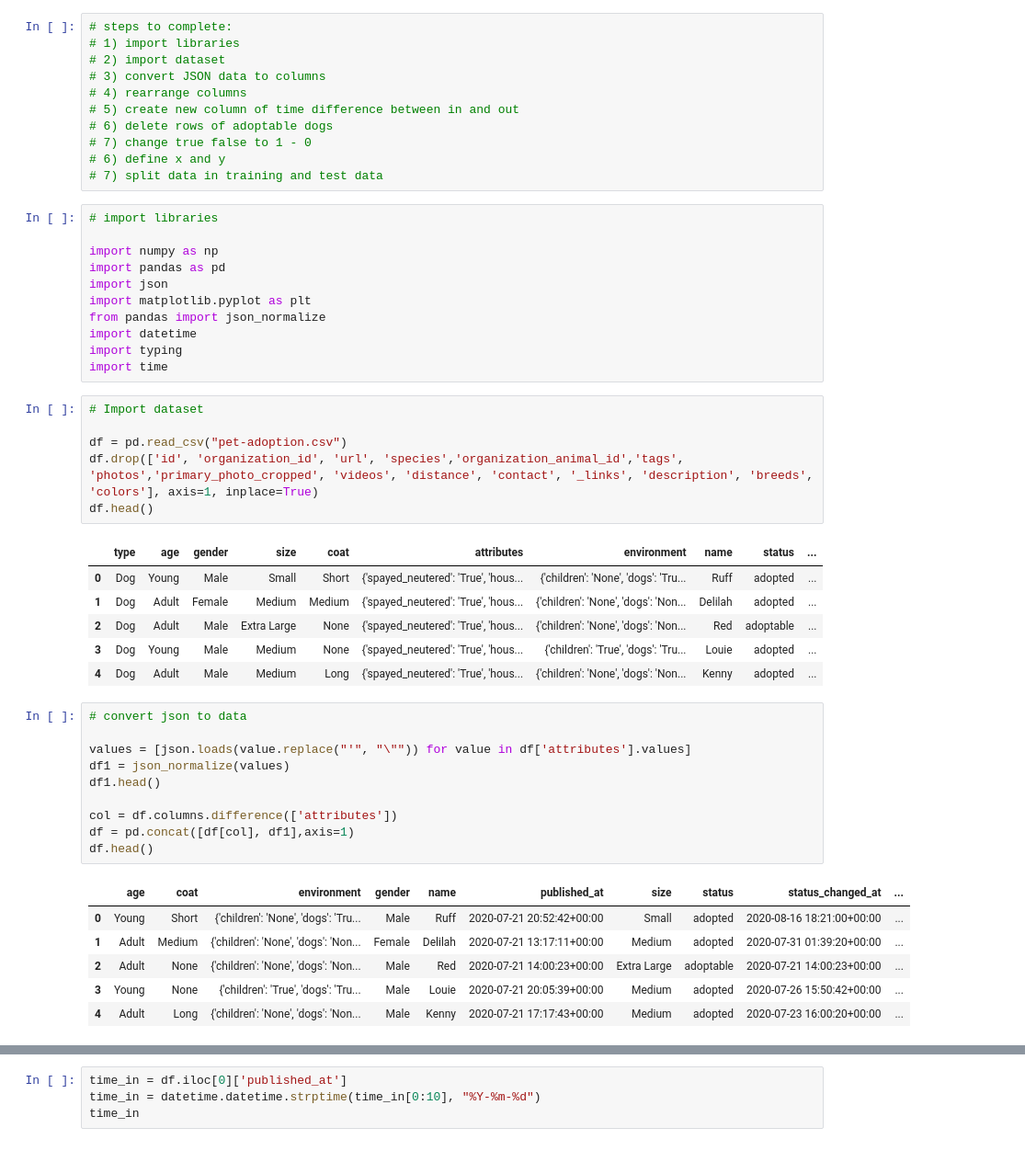
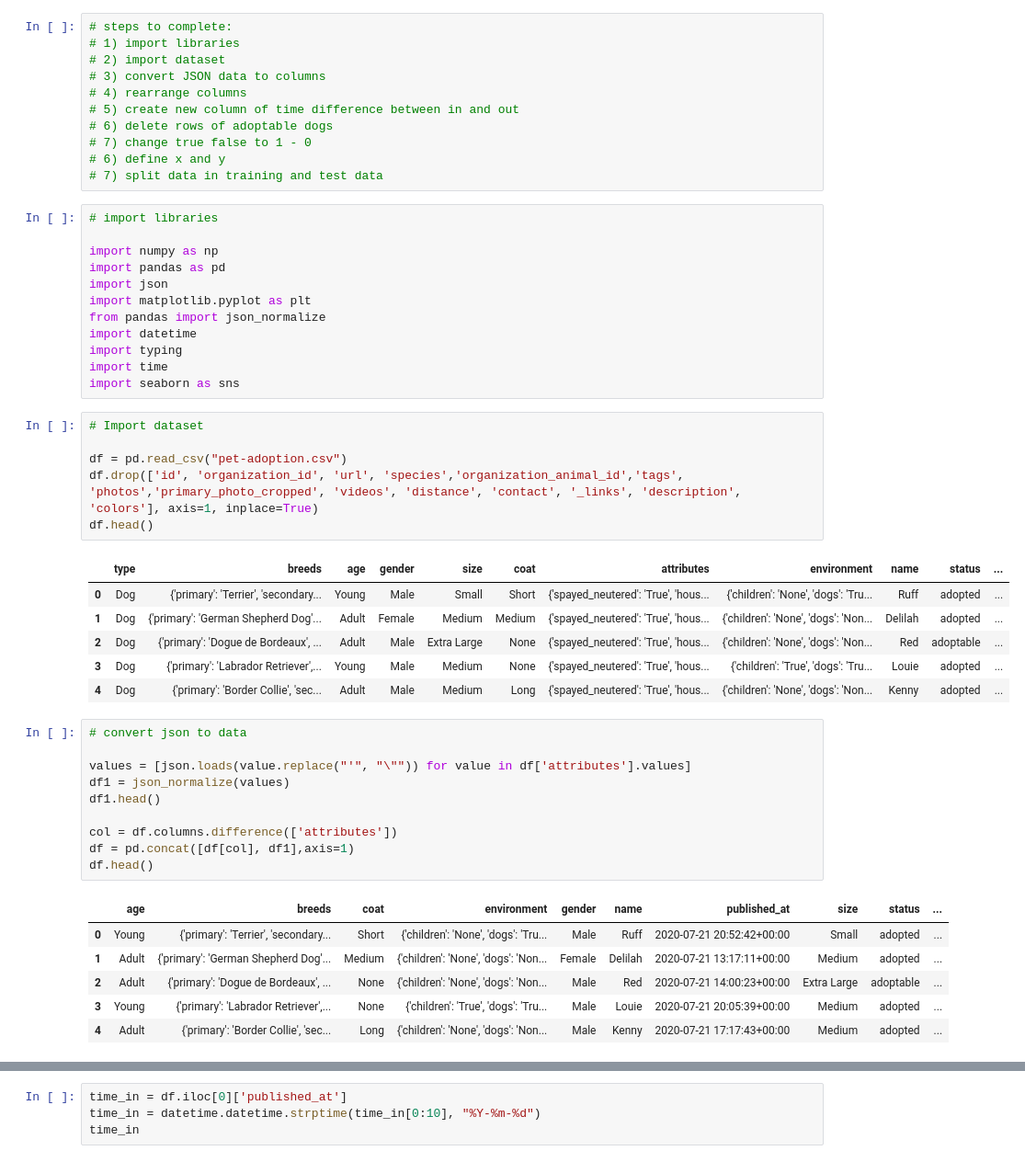
Before and after one commit to BillBelieve/Dog-Adoption-Data-Science-Project, a Jupyter notebook: Project Data Science/data transformation.ipynb, the cells around one changed output, grey strips where cells are left out. Shown at 92% size. Cells and saved outputs as stored; diff of their text form.

```diff
--- a/Project Data Science/data transformation.ipynb
+++ b/Project Data Science/data transformation.ipynb
@@ -20,19 +20,20 @@ from pandas import json_normalize
 import datetime
 import typing
 import time
+import seaborn as sns
 # %%
 # Import dataset
 
 df = pd.read_csv("pet-adoption.csv")
-df.drop(['id', 'organization_id', 'url', 'species','organization_animal_id','tags', 'photos','primary_photo_cropped', 'videos', 'distance', 'contact', '_links', 'description', 'breeds', 'colors'], axis=1, inplace=True)
+df.drop(['id', 'organization_id', 'url', 'species','organization_animal_id','tags', 'photos','primary_photo_cropped', 'videos', 'distance', 'contact', '_links', 'description', 'colors'], axis=1, inplace=True)
 df.head()
 # %% [output]
-|  | type | age | gender | size | coat | attributes | environment | name | status | ... |
-| 0 | Dog | Young | Male | Small | Short | {'spayed_neutered': 'True', 'hous... | {'children': 'None', 'dogs': 'Tru... | Ruff | adopted | ... |
-| 1 | Dog | Adult | Female | Medium | Medium | {'spayed_neutered': 'True', 'hous... | {'children': 'None', 'dogs': 'Non... | Delilah | adopted | ... |
-| 2 | Dog | Adult | Male | Extra Large | None | {'spayed_neutered': 'True', 'hous... | {'children': 'None', 'dogs': 'Non... | Red | adoptable | ... |
-| 3 | Dog | Young | Male | Medium | None | {'spayed_neutered': 'True', 'hous... | {'children': 'True', 'dogs': 'Tru... | Louie | adopted | ... |
-| 4 | Dog | Adult | Male | Medium | Long | {'spayed_neutered': 'True', 'hous... | {'children': 'None', 'dogs': 'Non... | Kenny | adopted | ... |
+|  | type | breeds | age | gender | size | coat | attributes | environment | name | status | ... |
+| 0 | Dog | {'primary': 'Terrier', 'secondary... | Young | Male | Small | Short | {'spayed_neutered': 'True', 'hous... | {'children': 'None', 'dogs': 'Tru... | Ruff | adopted | ... |
+| 1 | Dog | {'primary': 'German Shepherd Dog'... | Adult | Female | Medium | Medium | {'spayed_neutered': 'True', 'hous... | {'children': 'None', 'dogs': 'Non... | Delilah | adopted | ... |
+| 2 | Dog | {'primary': 'Dogue de Bordeaux', ... | Adult | Male | Extra Large | None | {'spayed_neutered': 'True', 'hous... | {'children': 'None', 'dogs': 'Non... | Red | adoptable | ... |
+| 3 | Dog | {'primary': 'Labrador Retriever',... | Young | Male | Medium | None | {'spayed_neutered': 'True', 'hous... | {'children': 'True', 'dogs': 'Tru... | Louie | adopted | ... |
+| 4 | Dog | {'primary': 'Border Collie', 'sec... | Adult | Male | Medium | Long | {'spayed_neutered': 'True', 'hous... | {'children': 'None', 'dogs': 'Non... | Kenny | adopted | ... |
 # %%
 # convert json to data
 
@@ -44,12 +45,12 @@ col = df.columns.difference(['attributes'])
 df = pd.concat([df[col], df1],axis=1)
 df.head()
 # %% [output]
-|  | age | coat | environment | gender | name | published_at | size | status | status_changed_at | ... |
-| 0 | Young | Short | {'children': 'None', 'dogs': 'Tru... | Male | Ruff | 2020-07-21 20:52:42+00:00 | Small | adopted | 2020-08-16 18:21:00+00:00 | ... |
-| 1 | Adult | Medium | {'children': 'None', 'dogs': 'Non... | Female | Delilah | 2020-07-21 13:17:11+00:00 | Medium | adopted | 2020-07-31 01:39:20+00:00 | ... |
-| 2 | Adult | None | {'children': 'None', 'dogs': 'Non... | Male | Red | 2020-07-21 14:00:23+00:00 | Extra Large | adoptable | 2020-07-21 14:00:23+00:00 | ... |
-| 3 | Young | None | {'children': 'True', 'dogs': 'Tru... | Male | Louie | 2020-07-21 20:05:39+00:00 | Medium | adopted | 2020-07-26 15:50:42+00:00 | ... |
-| 4 | Adult | Long | {'children': 'None', 'dogs': 'Non... | Male | Kenny | 2020-07-21 17:17:43+00:00 | Medium | adopted | 2020-07-23 16:00:20+00:00 | ... |
+|  | age | breeds | coat | environment | gender | name | published_at | size | status | ... |
+| 0 | Young | {'primary': 'Terrier', 'secondary... | Short | {'children': 'None', 'dogs': 'Tru... | Male | Ruff | 2020-07-21 20:52:42+00:00 | Small | adopted | ... |
+| 1 | Adult | {'primary': 'German Shepherd Dog'... | Medium | {'children': 'None', 'dogs': 'Non... | Female | Delilah | 2020-07-21 13:17:11+00:00 | Medium | adopted | ... |
+| 2 | Adult | {'primary': 'Dogue de Bordeaux', ... | None | {'children': 'None', 'dogs': 'Non... | Male | Red | 2020-07-21 14:00:23+00:00 | Extra Large | adoptable | ... |
+| 3 | Young | {'primary': 'Labrador Retriever',... | None | {'children': 'True', 'dogs': 'Tru... | Male | Louie | 2020-07-21 20:05:39+00:00 | Medium | adopted | ... |
+| 4 | Adult | {'primary': 'Border Collie', 'sec... | Long | {'children': 'None', 'dogs': 'Non... | Male | Kenny | 2020-07-21 17:17:43+00:00 | Medium | adopted | ... |
 # %%
 values = [json.loads(value.replace("'", "\"")) for value in df['environment'].values]
 
```
Also changed, not shown: parts of 13 cells of this notebook, 2 other files.
